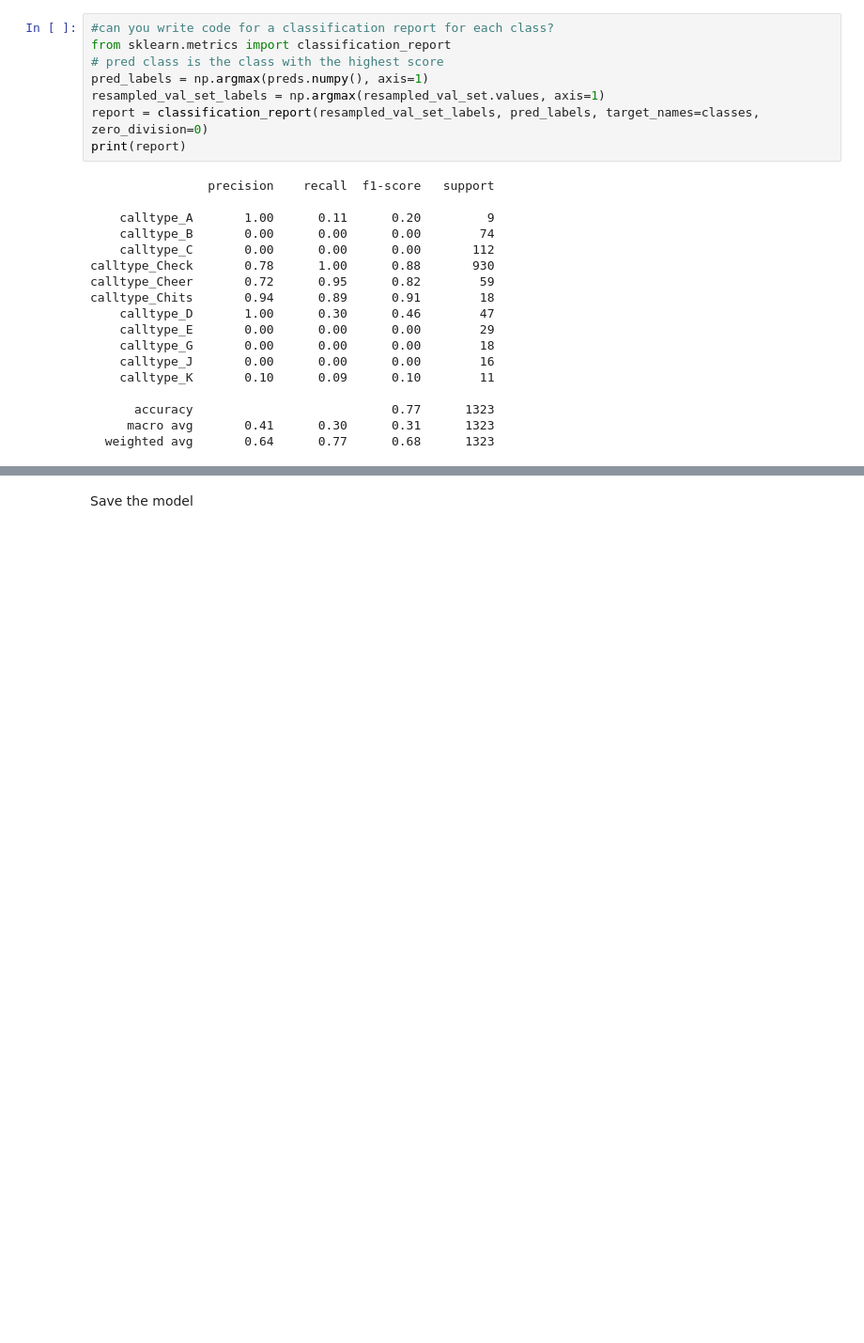
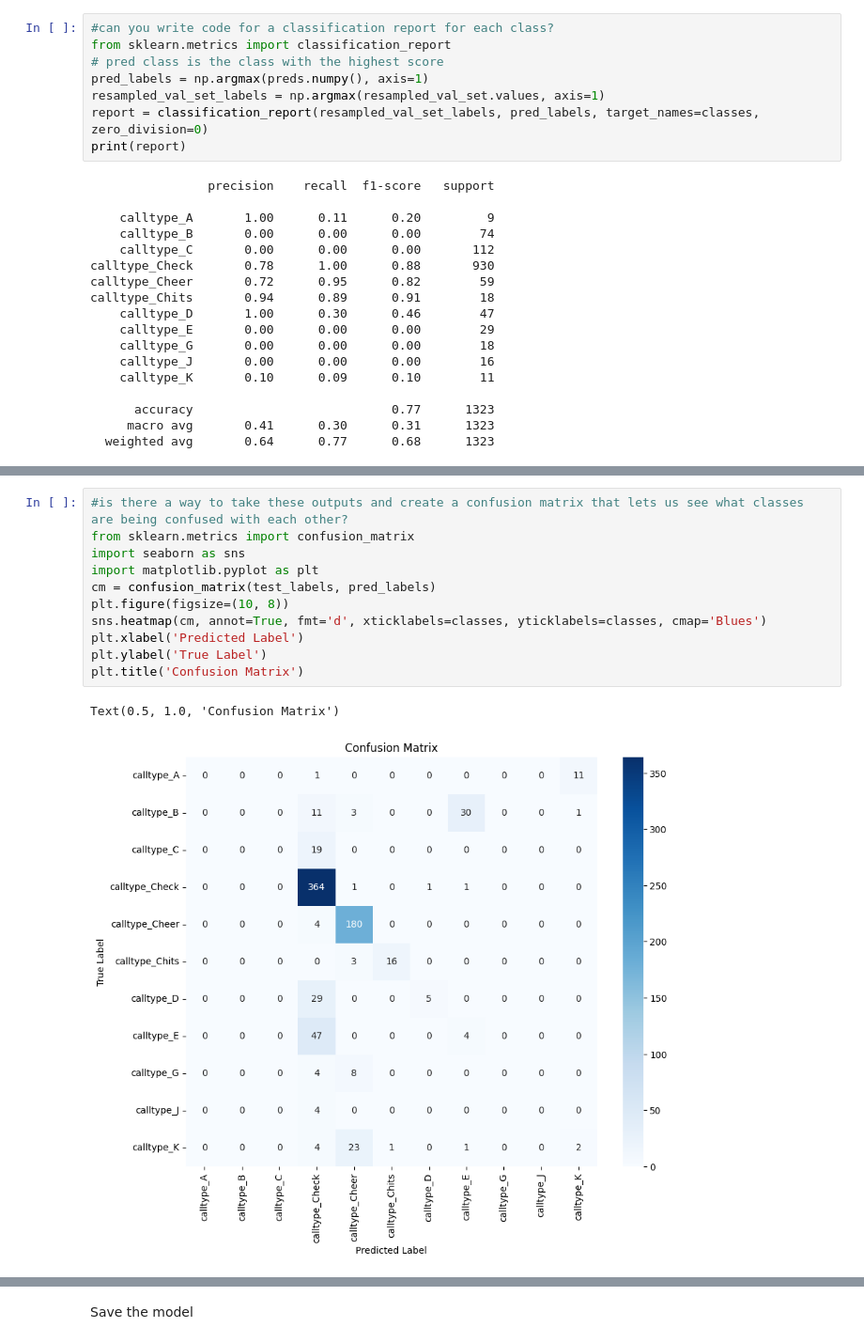
Before and after one commit to birdsocks/blackbird_calls, a Jupyter notebook: Experiments/Detection_of_calls/Datasets/All_call_classes/Split_data_controlled/OpenSoundScape/padded3s_classifier/b02_train_on_embeddings_100epochs_fulldataset.ipynb, the cells around one changed output, grey strips where cells are left out. Shown at 94% size. Cells and saved outputs as stored; diff of their text form; blank space fills up the shorter version.

```diff
--- a/Experiments/Detection_of_calls/Datasets/All_call_classes/Split_data_controlled/OpenSoundScape/padded3s_classifier/b02_train_on_embeddings_100epochs_fulldataset.ipynb
+++ b/Experiments/Detection_of_calls/Datasets/All_call_classes/Split_data_controlled/OpenSoundScape/padded3s_classifier/b02_train_on_embeddings_100epochs_fulldataset.ipynb
@@ -597,0 +604,14 @@ summary_df
+# %%
+#is there a way to take these outputs and create a confusion matrix that lets us see what classes are being confused with each other?
+from sklearn.metrics import confusion_matrix
+import seaborn as sns
+import matplotlib.pyplot as plt
+cm = confusion_matrix(test_labels, pred_labels)
+plt.figure(figsize=(10, 8))
+sns.heatmap(cm, annot=True, fmt='d', xticklabels=classes, yticklabels=classes, cmap='Blues')
+plt.xlabel('Predicted Label')
+plt.ylabel('True Label')
+plt.title('Confusion Matrix')
+# %% [output]
+Text(0.5, 1.0, 'Confusion Matrix')
+[figure, added]
```
Also changed, not shown: parts of 6 cells of this notebook, 33 other files.
